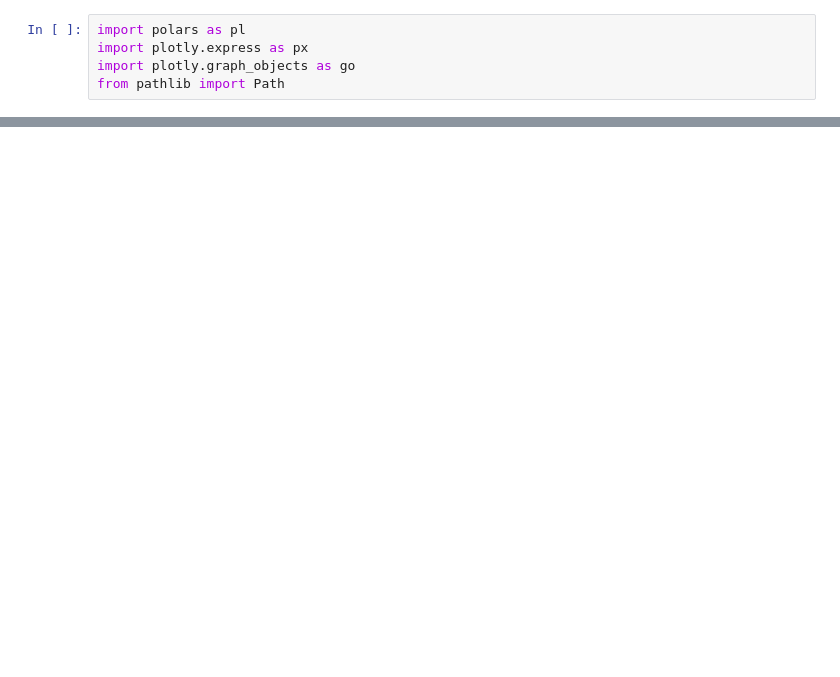
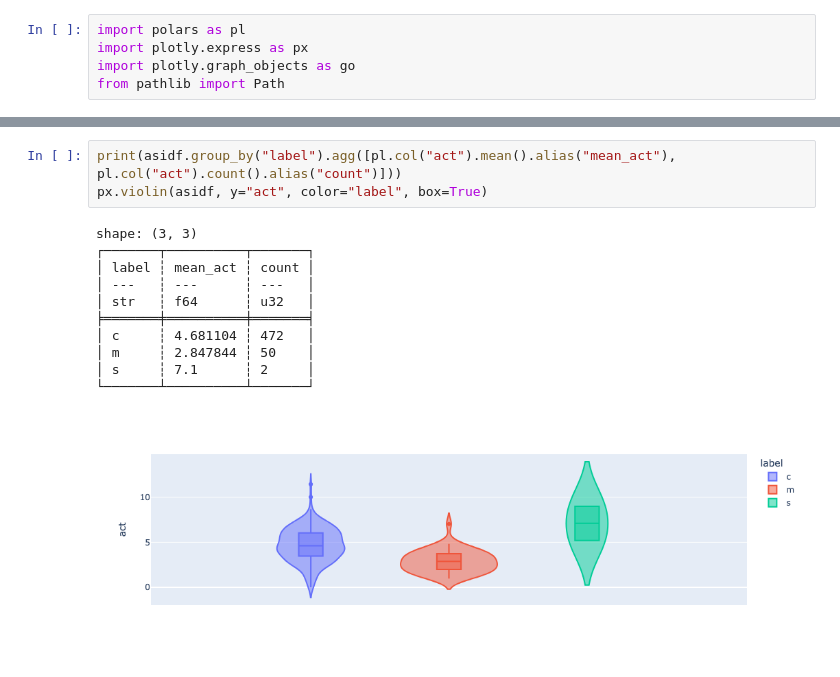
Before and after one commit to aleferna12/cellula-rs, a Jupyter notebook: analyses/contact_inhibition.ipynb, the cells around one changed output, grey strips where cells are left out. Cells and saved outputs as stored; diff of their text form; blank space fills up the shorter version.

```diff
--- a/analyses/contact_inhibition.ipynb
+++ b/analyses/contact_inhibition.ipynb
@@ -89,0 +167,15 @@ shape: (2, 2)
+# %%
+print(asidf.group_by("label").agg([pl.col("act").mean().alias("mean_act"), pl.col("act").count().alias("count")]))
+px.violin(asidf, y="act", color="label", box=True)
+# %% [output]
+shape: (3, 3)
+┌───────┬──────────┬───────┐
+│ label ┆ mean_act ┆ count │
+│ ---   ┆ ---      ┆ ---   │
+│ str   ┆ f64      ┆ u32   │
+╞═══════╪══════════╪═══════╡
+│ c     ┆ 4.681104 ┆ 472   │
+│ m     ┆ 2.847844 ┆ 50    │
+│ s     ┆ 7.1      ┆ 2     │
+└───────┴──────────┴───────┘
+[figure, added]
```
Also changed, not shown: parts of 8 cells of this notebook.
